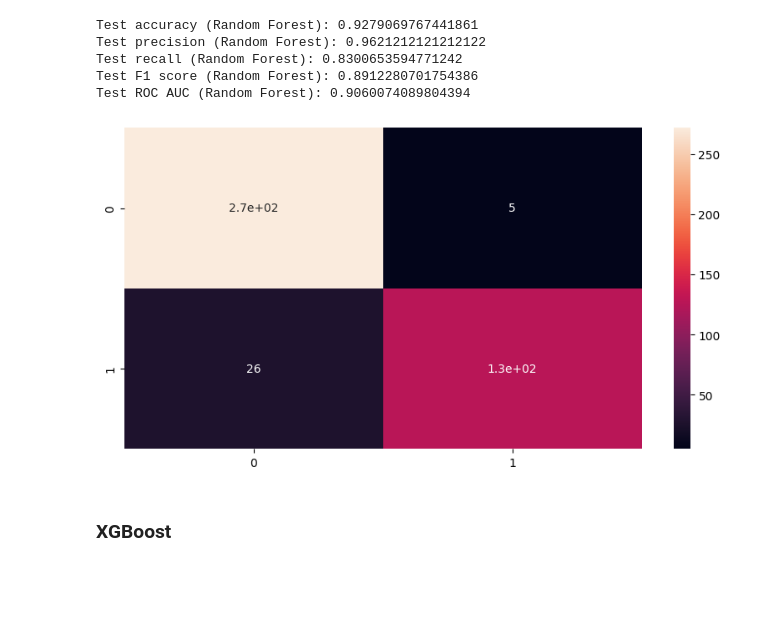
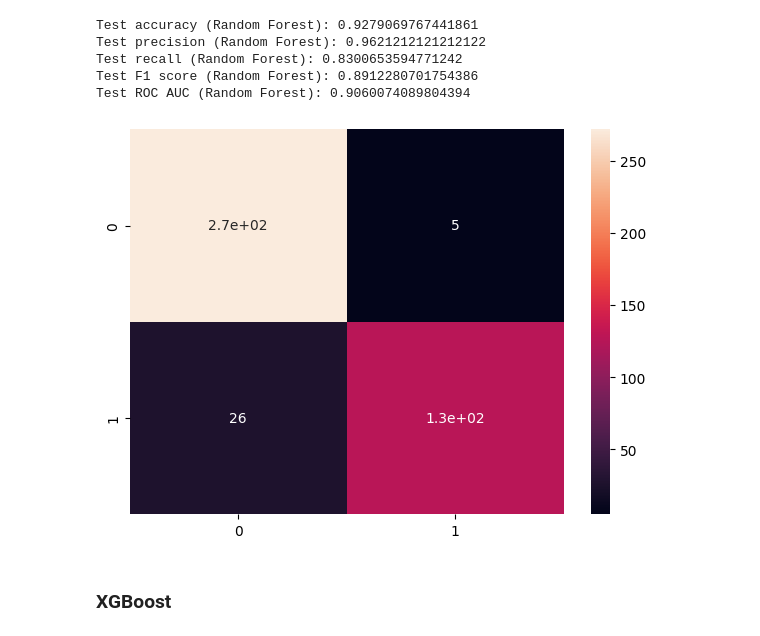
Before and after one commit to aaudric/Alzheimer-s-Disease-Predictions, a Jupyter notebook: alzheimer.ipynb, the cells around one changed output. Saved outputs shown, nothing was run; the diff lists cells and outputs as text; code cells hidden in the pictures; blank space fills up the shorter version.

```diff
--- a/alzheimer.ipynb
+++ b/alzheimer.ipynb
@@ -232,12 +232,12 @@ Test recall (Random Forest): 0.8300653594771242
 Test F1 score (Random Forest): 0.8912280701754386
 Test ROC AUC (Random Forest): 0.9060074089804394
 # %%
-plt.figure(figsize=(10, 5))
+plt.figure(figsize=(7, 5))
 cm_rf = confusion_matrix(y_test, predictions_rf)
 sns.heatmap(cm_rf, annot=True)
 plt.savefig('Random Forest/confusion_matrix.png')
 # %% [output]
-[figure, old version]
+[figure, new version]
 # %% [markdown]
 ### XGBoost
 # %%
```
Also changed, not shown: parts of 5 cells of this notebook, 7 other files.
